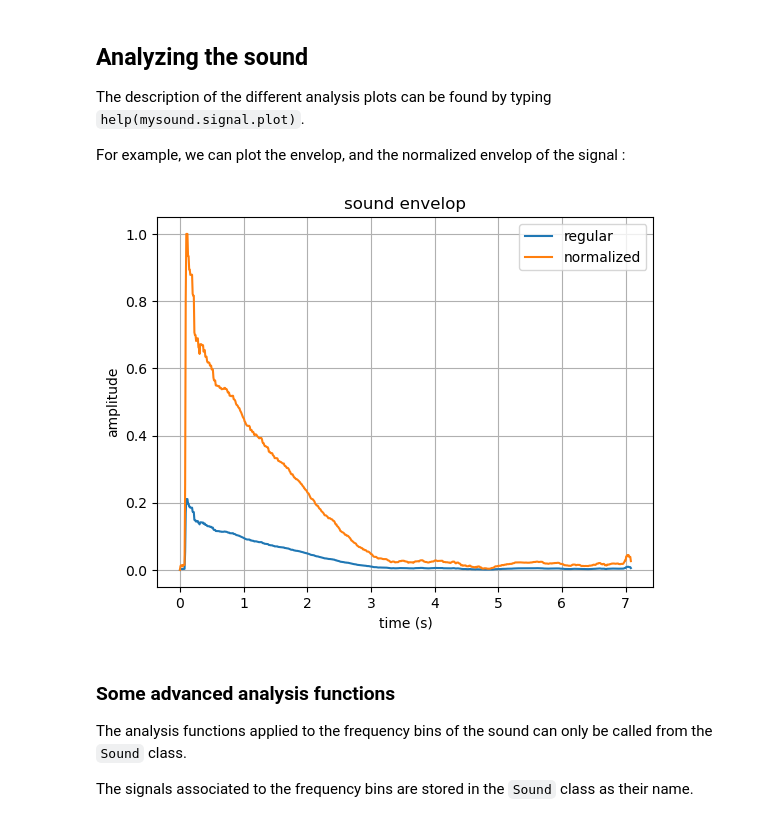
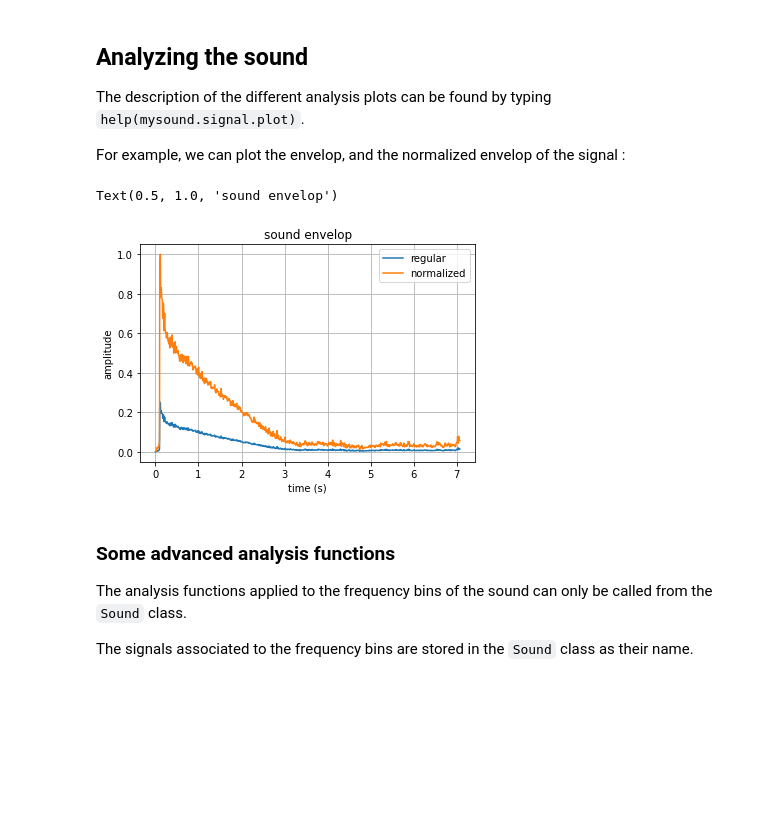
Before and after one commit to olivecha/guitarsounds, a Jupyter notebook: docs/API_Tutorial.ipynb, the cells around one changed output. Saved outputs shown, nothing was run; the diff lists cells and outputs as text; code cells hidden in the pictures; blank space fills up the shorter version.

```diff
--- a/docs/API_Tutorial.ipynb
+++ b/docs/API_Tutorial.ipynb
@@ -16,7 +21,7 @@ The sound has to be loaded and conditioned
 # %%
 # Loading a wood guitar first string sound from the examples
 # the name of the sound and fundamental can be user specified
-mysound = Sound('example_sounds/Wood_Guitar/Wood_E1.wav', name='wood', fundamental=330)
+mysound = Sound('../example_sounds/Wood_Guitar/Wood_E1.wav', name='wood', fundamental=330)
 
 # we condition the loaded sound
 mysound.condition()
@@ -44,19 +47,17 @@ For example, we can plot the envelop, and the normalized envelop of the signal :
 # %%
 # regular plot
 mysound.plot.envelop(label='regular')
 
 # normalized plot by calling .normalize() after the signal
 # matplotlib key word arguments can be passed to plot methods (label = 'normalized')
 mysound.signal.normalize().plot.envelop(label='normalized')
 
 # all matplotlib.pyplot functions are available as guitarsounds.plt
 guitarsounds.plt.legend()
 guitarsounds.plt.title('sound envelop')
-
-# remember to show()
-show()
 # %% [output]
+Text(0.5, 1.0, 'sound envelop')
-[figure, old version]
+[figure, new version]
 # %% [markdown]
 ### Some advanced analysis functions
 
```
Also changed, not shown: parts of 19 cells of this notebook, 1 other file.
